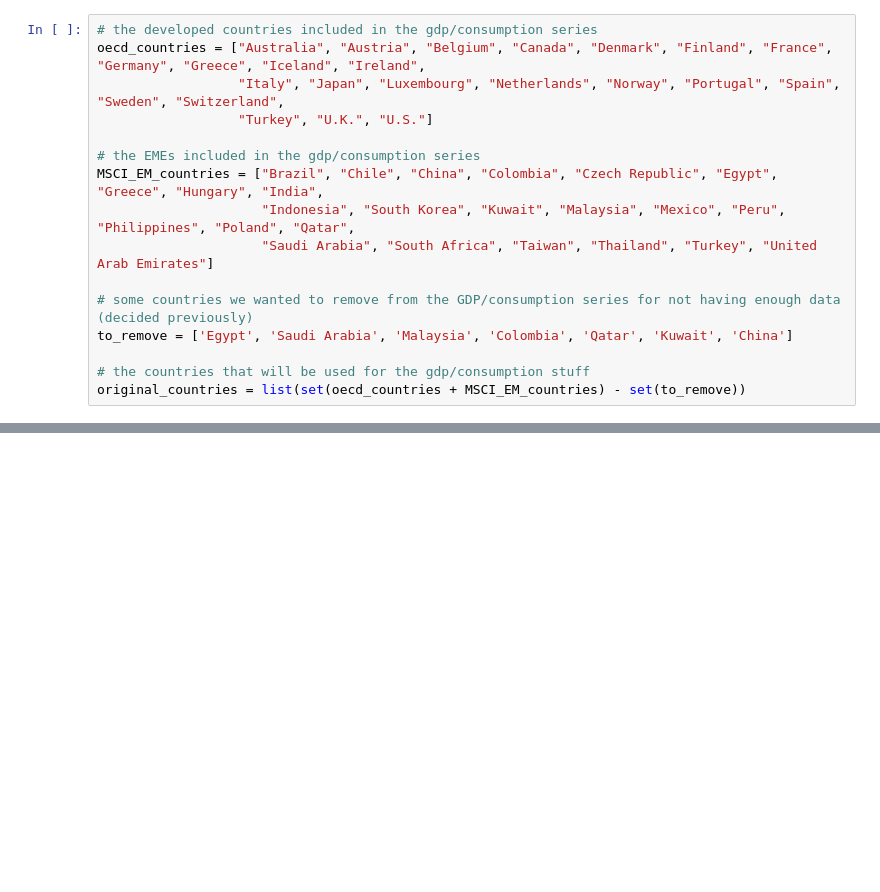
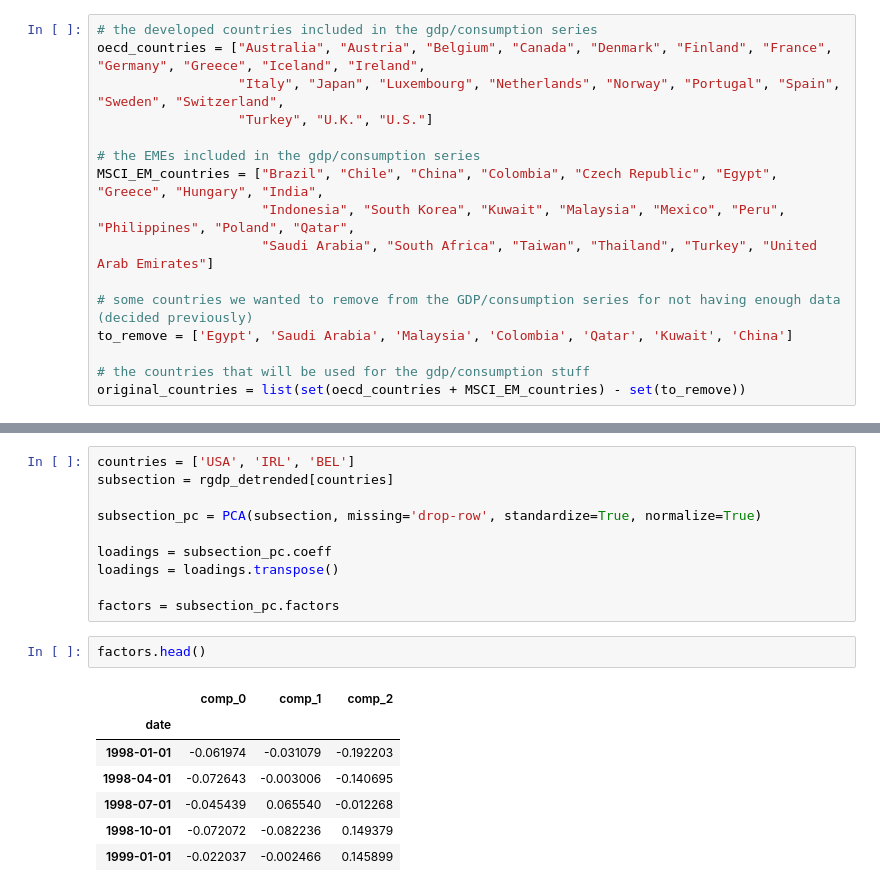
Before and after one commit to emilyfu1/correlationmodule, a Jupyter notebook: factormodelexploration.ipynb, the cells around one changed output, grey strips where cells are left out. Drawn from its saved outputs; the diff is of its cells as text; blank space fills up the shorter version.

```diff
--- a/factormodelexploration.ipynb
+++ b/factormodelexploration.ipynb
@@ -56,0 +106,20 @@ X13NotFoundError: x12a and x13as not found on path. Give the path, put them on P
+# %%
+countries = ['USA', 'IRL', 'BEL']
+subsection = rgdp_detrended[countries]
+
+subsection_pc = PCA(subsection, missing='drop-row', standardize=True, normalize=True)
+
+loadings = subsection_pc.coeff
+loadings = loadings.transpose()
+
+factors = subsection_pc.factors
+# %%
+factors.head()
+# %% [output]
+|  | comp_0 | comp_1 | comp_2 |
+| date |  |  |  |
+| 1998-01-01 | -0.061974 | -0.031079 | -0.192203 |
+| 1998-04-01 | -0.072643 | -0.003006 | -0.140695 |
+| 1998-07-01 | -0.045439 | 0.065540 | -0.012268 |
+| 1998-10-01 | -0.072072 | -0.082236 | 0.149379 |
+| 1999-01-01 | -0.022037 | -0.002466 | 0.145899 |
```
Also changed, not shown: parts of 6 cells of this notebook.
